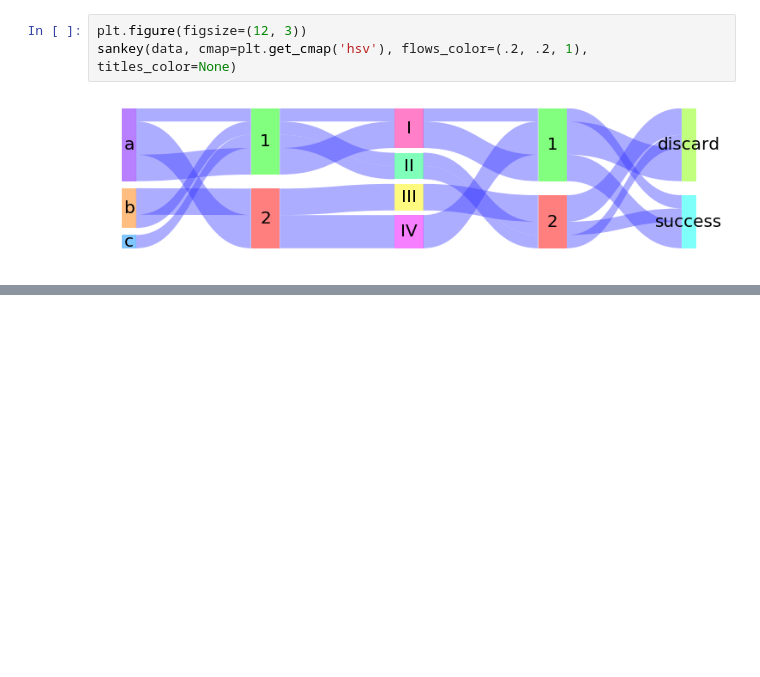
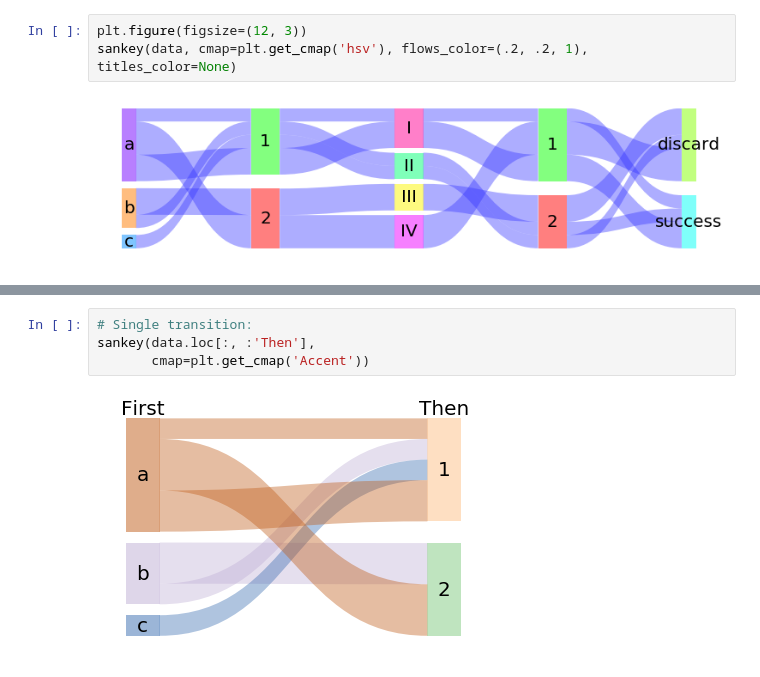
Before and after one commit to toobaz/mpl_sankey, a Jupyter notebook: notebooks/Examples.ipynb, the cells around one changed output, grey strips where cells are left out. Saved outputs shown, nothing was run; the diff lists cells and outputs as text; blank space fills up the shorter version.

```diff
--- a/notebooks/Examples.ipynb
+++ b/notebooks/Examples.ipynb
@@ -41,0 +49,6 @@ sankey(data, cmap=plt.get_cmap('hsv'), flows_color=(.2, .2, 1), titles_color=Non
+# %%
+# Single transition:
+sankey(data.loc[:, :'Then'],
+       cmap=plt.get_cmap('Accent'))
+# %% [output]
+[figure, added]
```
Also changed, not shown: parts of 1 cell of this notebook.
